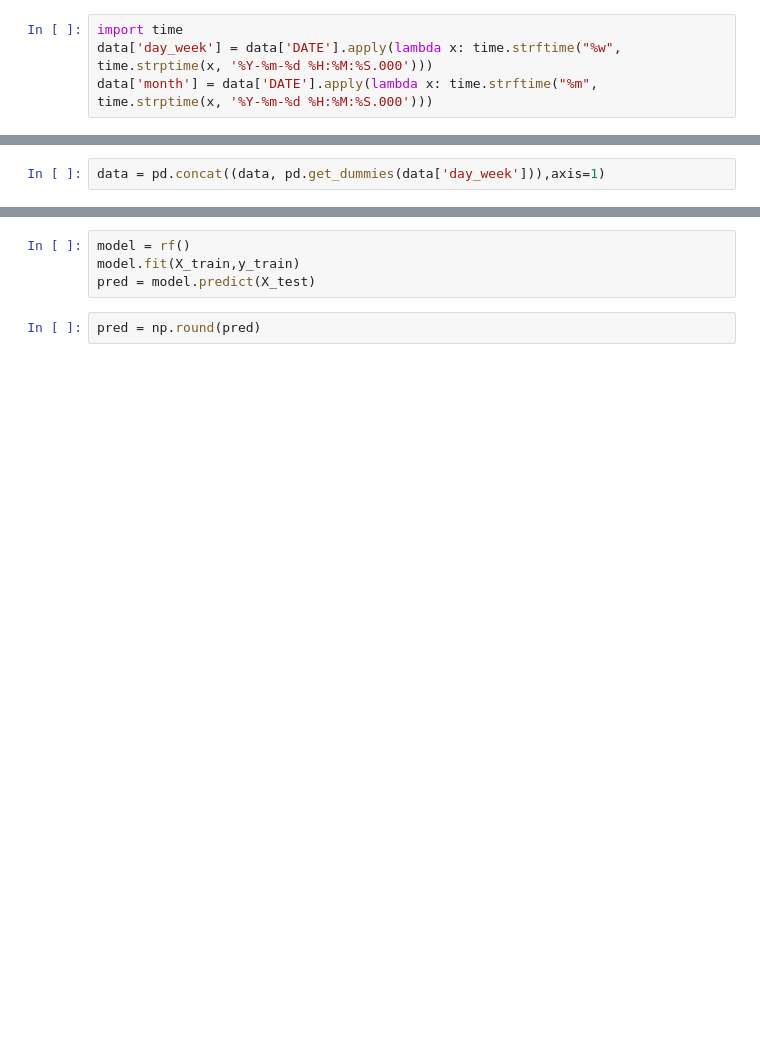
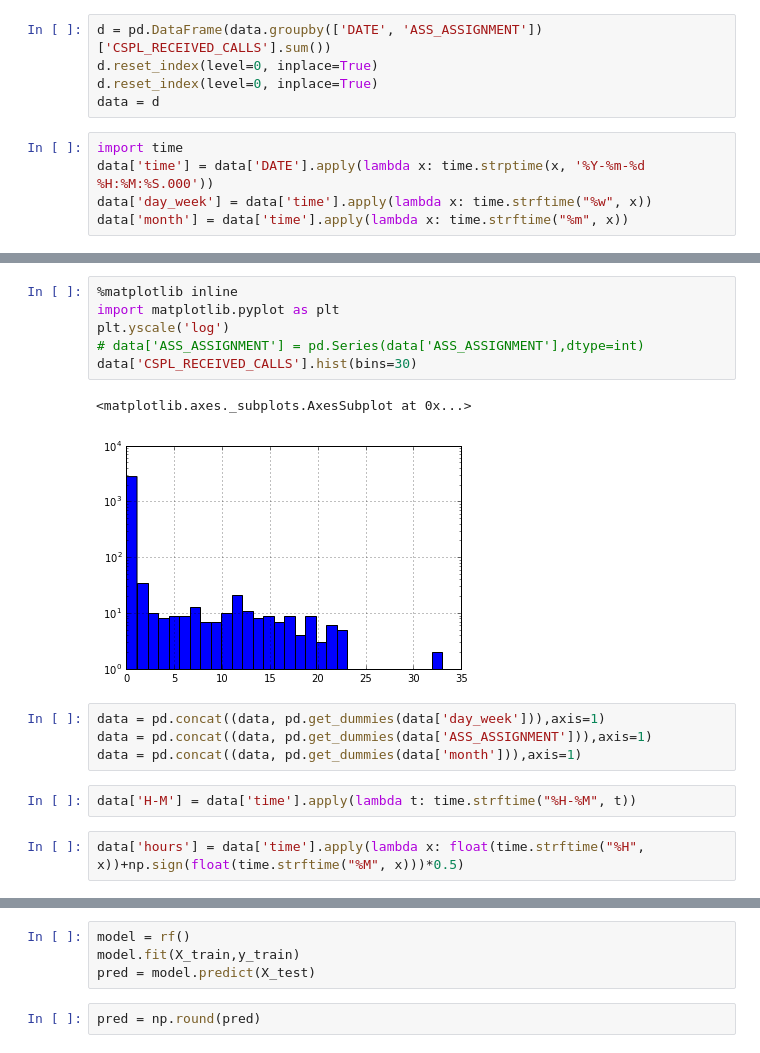
Before and after one commit to stolbiq-zz/AXA-Challenge, a Jupyter notebook: main_Irina.ipynb, the cells around one changed output, grey strips where cells are left out. Cells and saved outputs as stored; diff of their text form; blank space fills up the shorter version.

Commit message:
New feature: average for this time

```diff
--- a/main_Irina.ipynb
+++ b/main_Irina.ipynb
@@ -6,4 +7,10 @@ data = pd.read_csv('train_2011_2012_2013.csv',delimiter=';',usecols=['DATE','ASS
+# %%
+d = pd.DataFrame(data.groupby(['DATE', 'ASS_ASSIGNMENT'])['CSPL_RECEIVED_CALLS'].sum())
+d.reset_index(level=0, inplace=True)
+d.reset_index(level=0, inplace=True)
+data = d
 # %%
 import time
-data['day_week'] = data['DATE'].apply(lambda x: time.strftime("%w", time.strptime(x, '%Y-%m-%d %H:%M:%S.000')))
-data['month'] = data['DATE'].apply(lambda x: time.strftime("%m", time.strptime(x, '%Y-%m-%d %H:%M:%S.000')))
+data['time'] = data['DATE'].apply(lambda x: time.strptime(x, '%Y-%m-%d %H:%M:%S.000'))
+data['day_week'] = data['time'].apply(lambda x: time.strftime("%w", x))
+data['month'] = data['time'].apply(lambda x: time.strftime("%m", x))
@@ -10,2 +37,17 @@ data['month'] = data['DATE'].apply(lambda x: time.strftime("%m", time.strptime(x
+# %%
+%matplotlib inline
+import matplotlib.pyplot as plt
+plt.yscale('log')
+# data['ASS_ASSIGNMENT'] = pd.Series(data['ASS_ASSIGNMENT'],dtype=int)
+data['CSPL_RECEIVED_CALLS'].hist(bins=30)
+# %% [output]
+<matplotlib.axes._subplots.AxesSubplot at 0x...>
+[figure, added]
 # %%
 data = pd.concat((data, pd.get_dummies(data['day_week'])),axis=1)
+data = pd.concat((data, pd.get_dummies(data['ASS_ASSIGNMENT'])),axis=1)
+data = pd.concat((data, pd.get_dummies(data['month'])),axis=1)
+# %%
+data['H-M'] = data['time'].apply(lambda t: time.strftime("%H-%M", t))
+# %%
+data['hours'] = data['time'].apply(lambda x: float(time.strftime("%H", x))+np.sign(float(time.strftime("%M", x)))*0.5)
```
Also changed, not shown: parts of 19 cells of this notebook.
